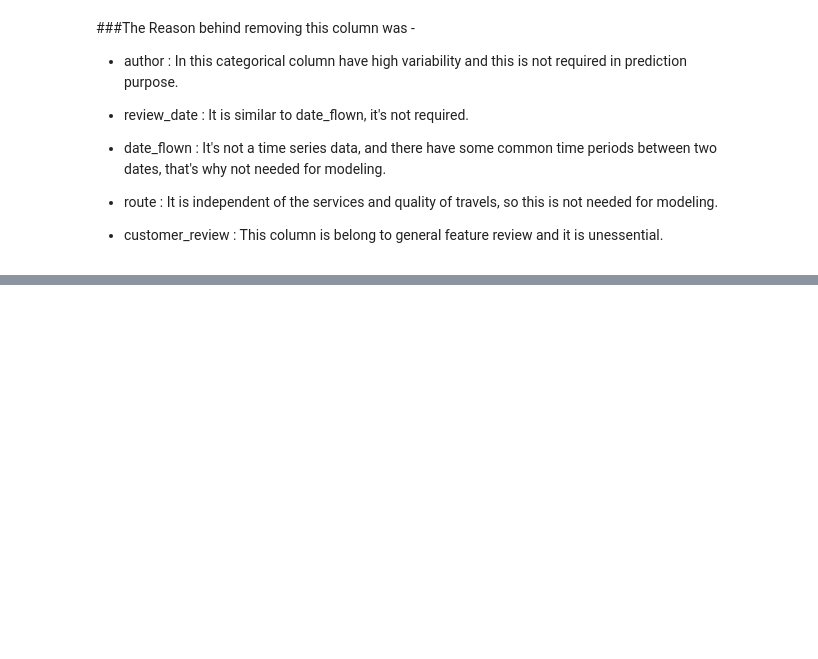
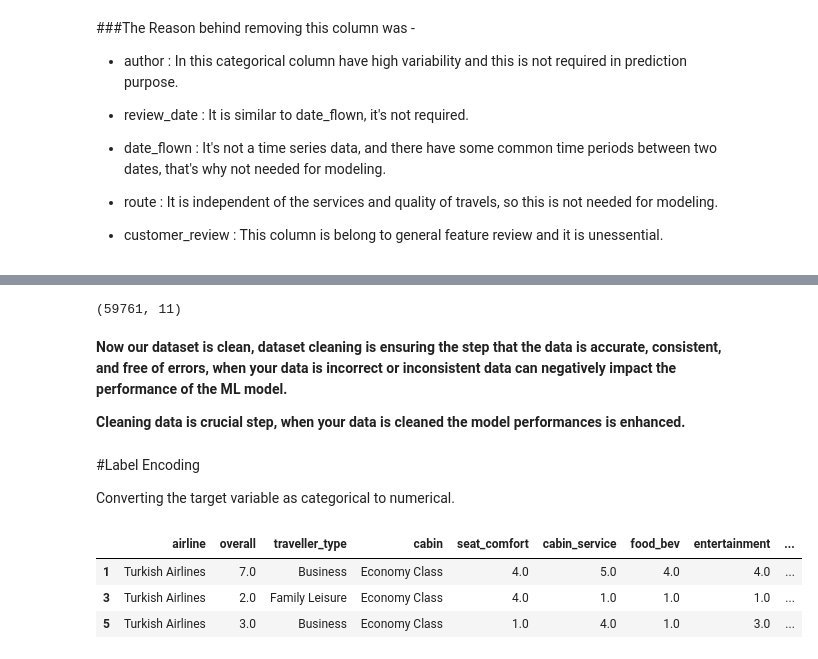
Before and after one commit to kumarsinghashu/Airline-Passenger-Referral-Prediction, a Jupyter notebook: Airline_Passenger_Referral_Prediction.ipynb, the cells around one changed output, grey strips where cells are left out. Cells and saved outputs as stored; diff of their text form; code cells hidden in the pictures; blank space fills up the shorter version.

```diff
--- a/Airline_Passenger_Referral_Prediction.ipynb
+++ b/Airline_Passenger_Referral_Prediction.ipynb
@@ -527,0 +597,12 @@ airline_df.head()
+# %%
+airline_df.shape
+# %% [output]
+(59761, 11)
+# %% [markdown]
+**Now our dataset is clean, dataset cleaning is ensuring the step that the data is accurate, consistent, and free of errors, when your data is incorrect or inconsistent data can negatively impact the performance of the ML model.**
+
+**Cleaning data is crucial step, when your data is cleaned the model performances is enhanced.**
+# %% [markdown]
+#<b/>Label Encoding
+
+Converting the target variable as categorical to numerical.
@@ -527,0 +612,7 @@ airline_df.head()
+# %%
+airline_df.head(3)
+# %% [output]
+|  | airline | overall | traveller_type | cabin | seat_comfort | cabin_service | food_bev | entertainment | ... |
+| 1 | Turkish Airlines | 7.0 | Business | Economy Class | 4.0 | 5.0 | 4.0 | 4.0 | ... |
+| 3 | Turkish Airlines | 2.0 | Family Leisure | Economy Class | 4.0 | 1.0 | 1.0 | 1.0 | ... |
+| 5 | Turkish Airlines | 3.0 | Business | Economy Class | 1.0 | 4.0 | 1.0 | 3.0 | ... |
```
Also changed, not shown: parts of 19 cells of this notebook.
